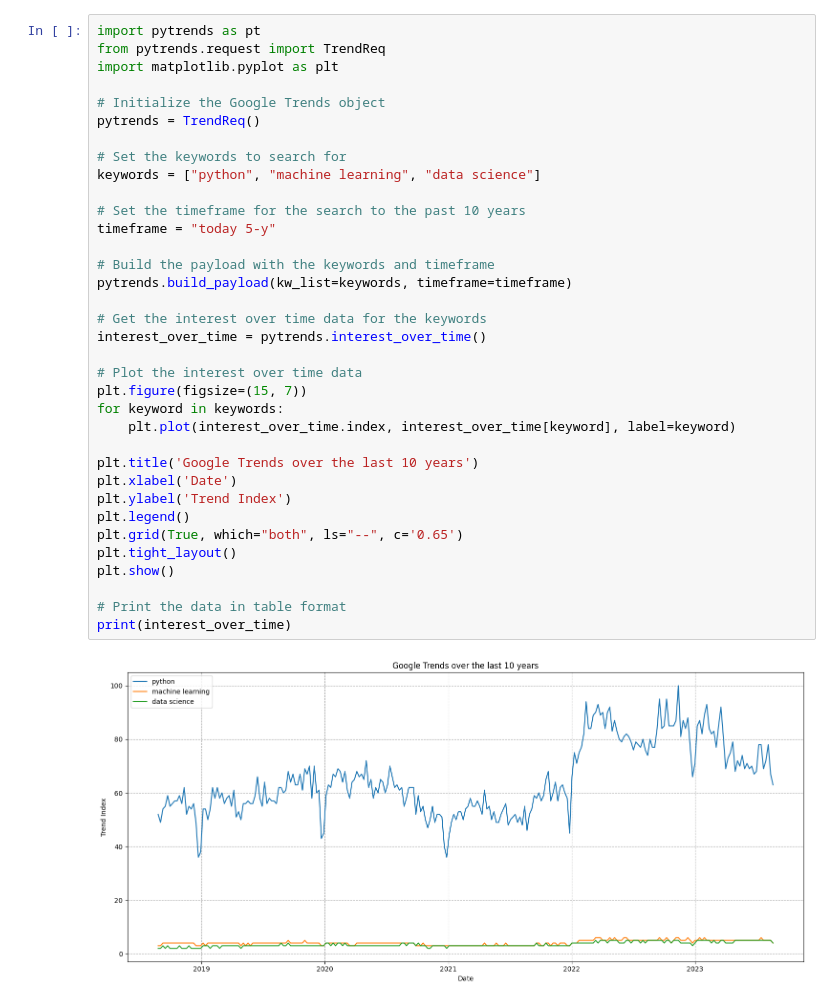
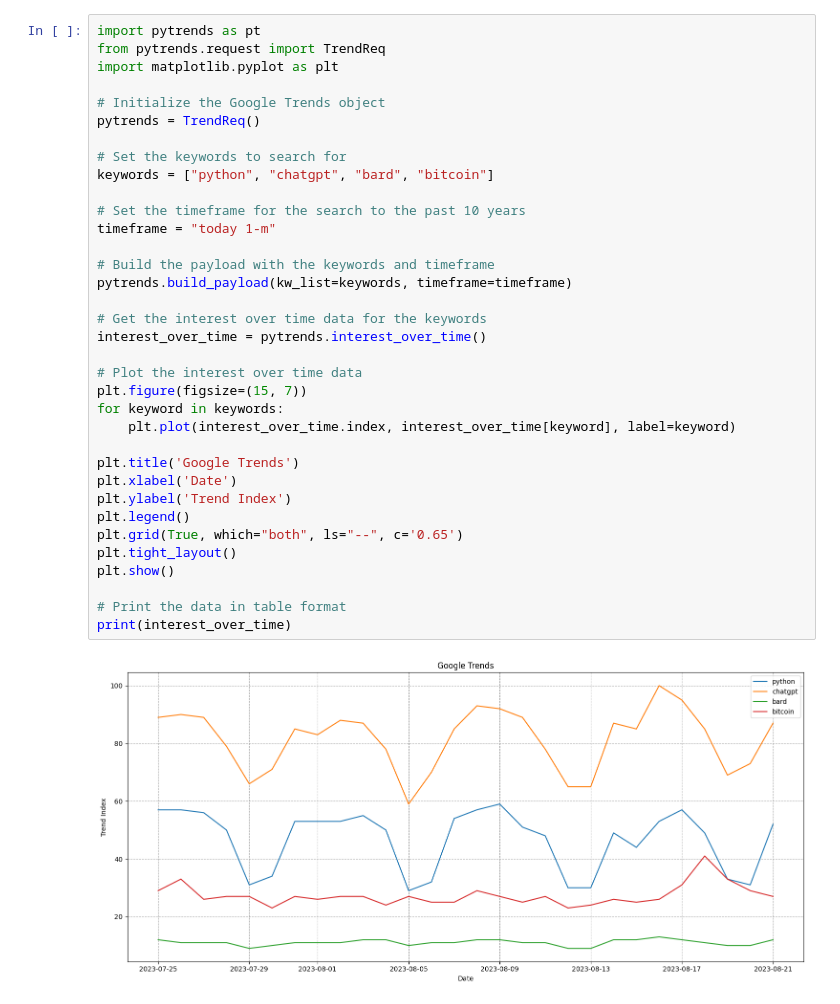
Before and after one commit to luisgdelafuente/google-trends, a Jupyter notebook: trends data.ipynb, the cells around one changed output. Drawn from its saved outputs; the diff is of its cells as text.

```diff
--- a/trends data.ipynb
+++ b/trends data.ipynb
@@ -4,34 +4,34 @@ from pytrends.request import TrendReq
 import matplotlib.pyplot as plt
 
 # Initialize the Google Trends object
 pytrends = TrendReq()
 
 # Set the keywords to search for
-keywords = ["python", "machine learning", "data science"]
+keywords = ["python", "chatgpt", "bard", "bitcoin"]
 
 # Set the timeframe for the search to the past 10 years
-timeframe = "today 5-y"
+timeframe = "today 1-m"
 
 # Build the payload with the keywords and timeframe
 pytrends.build_payload(kw_list=keywords, timeframe=timeframe)
 
 # Get the interest over time data for the keywords
 interest_over_time = pytrends.interest_over_time()
 
 # Plot the interest over time data
 plt.figure(figsize=(15, 7))
 for keyword in keywords:
     plt.plot(interest_over_time.index, interest_over_time[keyword], label=keyword)
 
-plt.title('Google Trends over the last 10 years')
+plt.title('Google Trends')
 plt.xlabel('Date')
 plt.ylabel('Trend Index')
 plt.legend()
 plt.grid(True, which="both", ls="--", c='0.65')
 plt.tight_layout()
 plt.show()
 
 # Print the data in table format
 print(interest_over_time)
 # %% [output]
-[figure, old version]
+[figure, new version]
```
Also changed, not shown: parts of 1 cell of this notebook.
